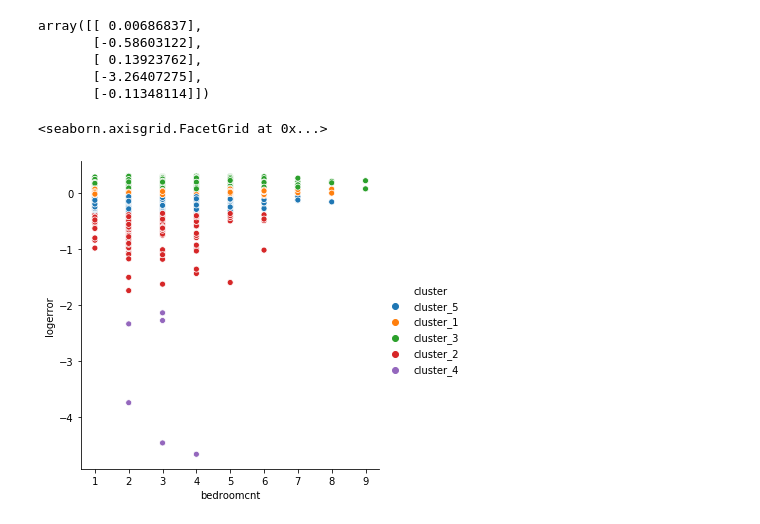
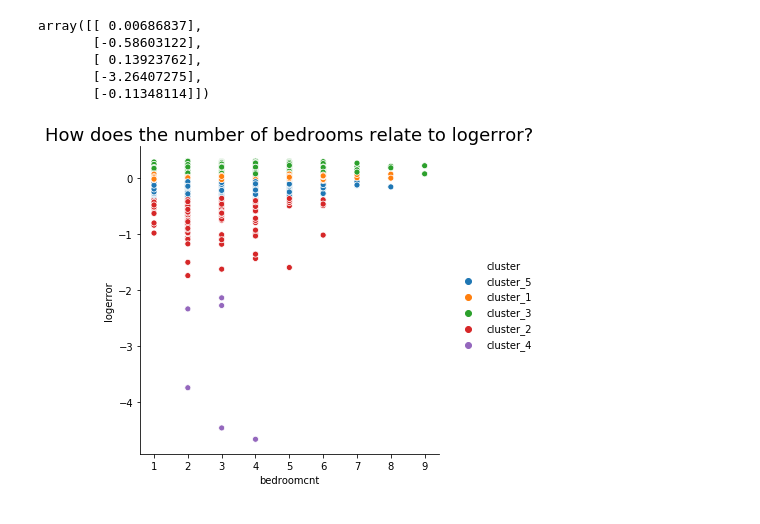
Before and after one commit to Osdorn-Typewriter-Repair/osdorn_project, a Jupyter notebook: osdorn_project_sean.ipynb, the cells around one changed output. Saved outputs shown, nothing was run; the diff lists cells and outputs as text; code cells hidden in the pictures.

```diff
--- a/osdorn_project_sean.ipynb
+++ b/osdorn_project_sean.ipynb
@@ -424,9 +422,10 @@ array([[ 0.00686837],
 # %%
 kmeans = KMeans(n_clusters=5).fit(y_train)
 y_train['cluster'] = kmeans.predict(y_train)
-X_train.cluster = 'cluster_' + (X_train.cluster + 1).astype('str')
+# X_train.cluster = 'cluster_' + (X_train.cluster + 1).astype('str')
 sns.relplot(data=X_train, x='bedroomcnt', y='logerror', hue='cluster')
+plt.title('How does the number of bedrooms relate to logerror?', fontsize = 18)
+plt.show()
 # %% [output]
-<seaborn.axisgrid.FacetGrid at 0x...>
-[figure, old version]
+[figure, new version]
 # %%
```
Also changed, not shown: parts of 9 cells of this notebook.
